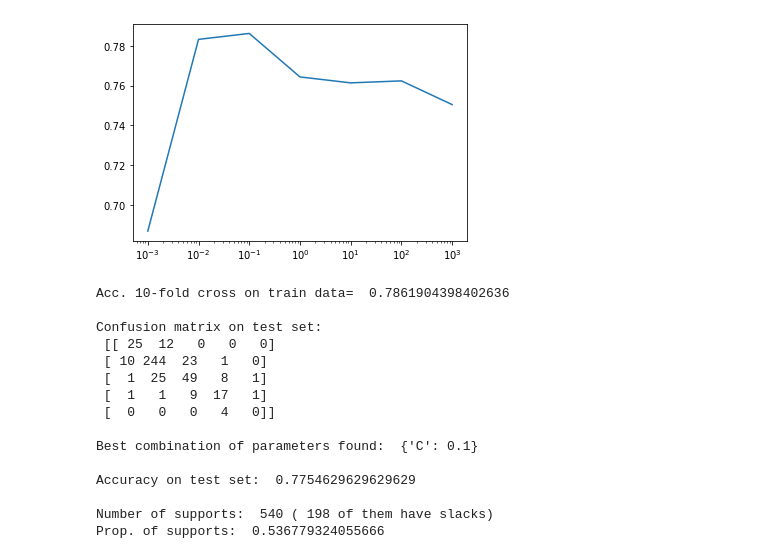
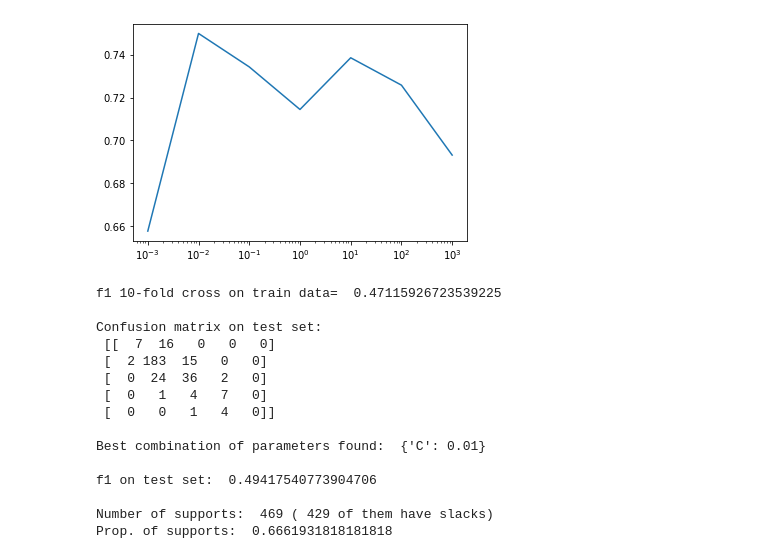
Before and after one commit to FerranAgulloLopez/DataMiningHousePrices, a Jupyter notebook: scripts/SVM .ipynb, the cells around one changed output. Saved outputs shown, nothing was run; the diff lists cells and outputs as text; code cells hidden in the pictures.

```diff
--- a/scripts/SVM .ipynb
+++ b/scripts/SVM .ipynb
@@ -27,6 +29,7 @@ df.head()
 5 rows × 48 columns
 # %%
 X = df.drop(columns='SalePrice')
+X = X.drop(columns = 'Id')
 Y = df.loc[:,'SalePrice']
 
 le = Pre.LabelEncoder()
@@ -226,42 +233,42 @@ Accuracy on test set:  0.7384259259259259
 # %%
 Cs = np.logspace(-3, 3, num=7, base=10.0)
 
 param_grid = {'C': Cs}
 grid_search = GridSearchCV(SVC(kernel='poly',degree =3) , param_grid, cv=10)
 grid_search.fit(X_train,y_train)
 
 scores = grid_search.cv_results_['mean_test_score']
 
 plt.semilogx(Cs,scores)
 plt.show()
 
 parval=grid_search.best_params_
 
-cvacc = cross_val_score(SVC(kernel='poly',degree =3,C=parval['C']) , X=X_train,  y=y_train, cv=10, scoring='accuracy')
-print('Acc. 10-fold cross on train data= ', cvacc.mean())
+cvacc = cross_val_score(SVC(kernel='poly',degree =3,C=parval['C']) , X=X_train,  y=y_train, cv=10, scoring='f1_macro')
+print('f1 10-fold cross on train data= ', cvacc.mean())
 
 knc = SVC(kernel='poly',degree =3,C=parval['C'])
 knc.fit(X_train, y_train)
 pred=knc.predict(X_test)
 print("\nConfusion matrix on test set:\n",sklearn.metrics.confusion_matrix(y_test, pred))
 print("\nBest combination of parameters found: ",parval)
-print("\nAccuracy on test set: ",sklearn.metrics.accuracy_score(y_test, pred))
+print("\nf1 on test set: ",sklearn.metrics.f1_score(y_test, pred,average='macro'))
 print("\nNumber of supports: ",np.sum(knc.n_support_), "(",np.sum(np.abs(knc.dual_coef_)==parval['C']) ,"of them have slacks)")
 print("Prop. of supports: ",np.sum(knc.n_support_)/X_train.shape[0])
 # %% [output]
-[figure, old version]
+[figure, new version]
-Acc. 10-fold cross on train data=  0.7861904398402636
+f1 10-fold cross on train data=  0.47115926723539225
 
 Confusion matrix on test set:
- [[ 25  12   0   0   0]
- [ 10 244  23   1   0]
- [  1  25  49   8   1]
- [  1   1   9  17   1]
- [  0   0   0   4   0]]
+ [[  7  16   0   0   0]
+ [  2 183  15   0   0]
+ [  0  24  36   2   0]
+ [  0   1   4   7   0]
+ [  0   0   1   4   0]]
 
-Best combination of parameters found:  {'C': 0.1}
+Best combination of parameters found:  {'C': 0.01}
 
-Accuracy on test set:  0.7754629629629629
+f1 on test set:  0.49417540773904706
 
-Number of supports:  540 ( 198 of them have slacks)
-Prop. of supports:  0.536779324055666
+Number of supports:  469 ( 429 of them have slacks)
+Prop. of supports:  0.6661931818181818
```
Also changed, not shown: parts of 17 cells of this notebook.
